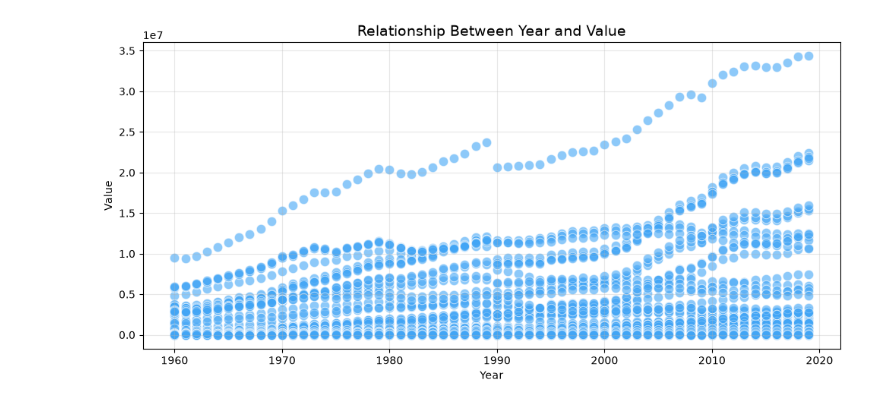
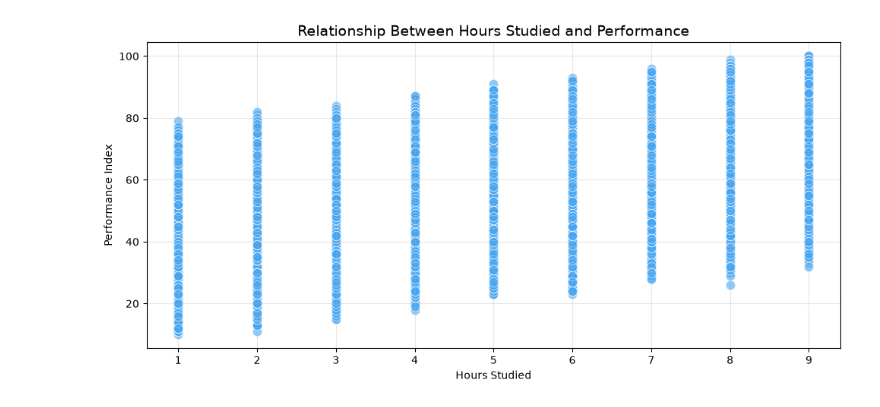
Before and after one commit to Shimaa-Habes/BinX-Training-AI-ML, a Jupyter notebook: BinX-Week2/MiniProject/miniproject.ipynb, the cells around one changed output. Saved outputs shown, nothing was run; the diff lists cells and outputs as text; code cells hidden in the pictures.

```diff
--- a/BinX-Week2/MiniProject/miniproject.ipynb
+++ b/BinX-Week2/MiniProject/miniproject.ipynb
@@ -12,7 +293,4 @@ The goal is to explore the data, discover hidden patterns, identify possible iss
 import pandas as pd
 import seaborn as sns
 import matplotlib.pyplot as plt
-
-df = pd.read_csv("data.csv")
-
-df.head()
+from IPython.display import display, HTML
@@ -41,25 +297,27 @@ These visualizations help us discover trends, differences, and possible unusual
 # %%
-plt.figure(figsize=(10,5))
+plt.figure(figsize=(10, 5))
 
 sns.scatterplot(
     data=df,
-    x="year",
-    y="value",
+    x="Hours Studied",
+    y="Performance Index",
     color="#42A5F5",
     s=80,
     alpha=0.6
 )
 
-plt.title("Relationship Between Year and Value", fontsize=14)
+plt.title(
+    "Relationship Between Hours Studied and Performance",
+    fontsize=14
+)
 
-plt.xlabel("Year")
-plt.ylabel("Value")
+plt.xlabel("Hours Studied")
+plt.ylabel("Performance Index")
 
 plt.grid(alpha=0.3)
-
 plt.tight_layout()
 
 plt.show()
 # %% [output]
-[figure, old version]
+[figure, new version]
 # %%
```
Also changed, not shown: parts of 26 cells of this notebook, 38 other files.
